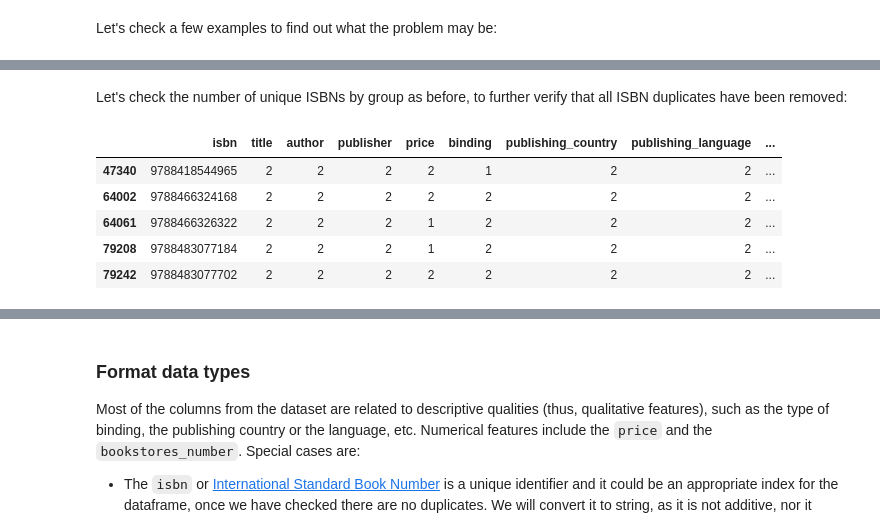
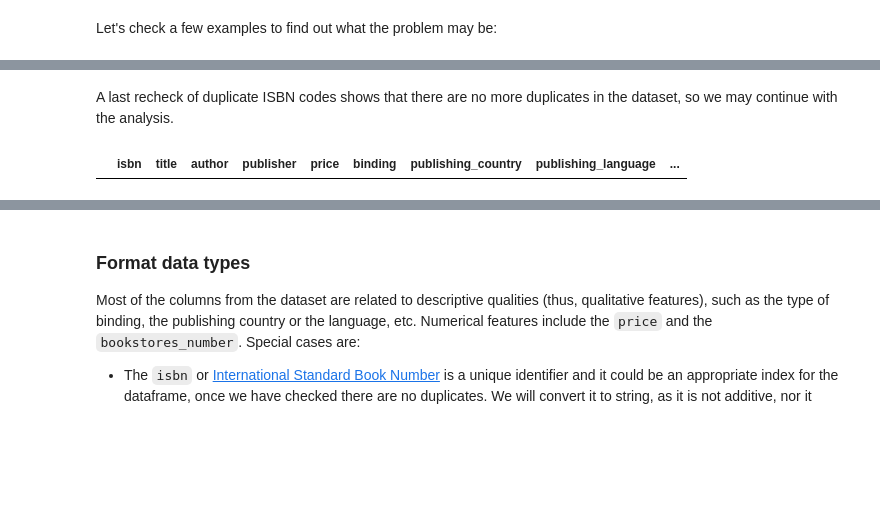
Before and after one commit to ladywithanermine/ermine-book-reviews-analysis, a Jupyter notebook: notebooks/eda_todostuslibros.ipynb, the cells around one changed output, grey strips where cells are left out. Cells and saved outputs as stored; diff of their text form; code cells hidden in the pictures; blank space fills up the shorter version.

Commit message:
Add null values analysis and other EDA stuff in progress.

```diff
--- a/notebooks/eda_todostuslibros.ipynb
+++ b/notebooks/eda_todostuslibros.ipynb
@@ -182,3 +191,0 @@ df.query('title == "La casa torcida"').sort_values(by='isbn')
-# %%
-df[['publishing_language', 'original_language']] = df[['publishing_language', 'original_language']].replace('Español', 'Castellano')
-df.head()
@@ -196,3 +191,0 @@ df.head()
-# %%
-df.drop_duplicates(inplace=True)
-df.shape
@@ -229,12 +220,6 @@ df.query('title == "La casa torcida"').sort_values(by='isbn')
-# %% [markdown]
-Let's check the number of unique ISBNs by group as before, to further verify that all ISBN duplicates have been removed:
+# %% [markdown]
+A last recheck of duplicate ISBN codes shows that there are no more duplicates in the dataset, so we may continue with the analysis.
 # %%
-remaining_duplicates = df.groupby('isbn').count().reset_index().query('title>1')
-remaining_duplicates
+df.groupby('isbn').count().reset_index().query('title>1')
 # %% [output]
 |  | isbn | title | author | publisher | price | binding | publishing_country | publishing_language | ... |
-| 47340 | 9788418544965 | 2 | 2 | 2 | 2 | 1 | 2 | 2 | ... |
-| 64002 | 9788466324168 | 2 | 2 | 2 | 2 | 2 | 2 | 2 | ... |
-| 64061 | 9788466326322 | 2 | 2 | 2 | 1 | 2 | 2 | 2 | ... |
-| 79208 | 9788483077184 | 2 | 2 | 2 | 1 | 2 | 2 | 2 | ... |
-| 79242 | 9788483077702 | 2 | 2 | 2 | 2 | 2 | 2 | 2 | ... |
```
Also changed, not shown: parts of 117 cells of this notebook.
